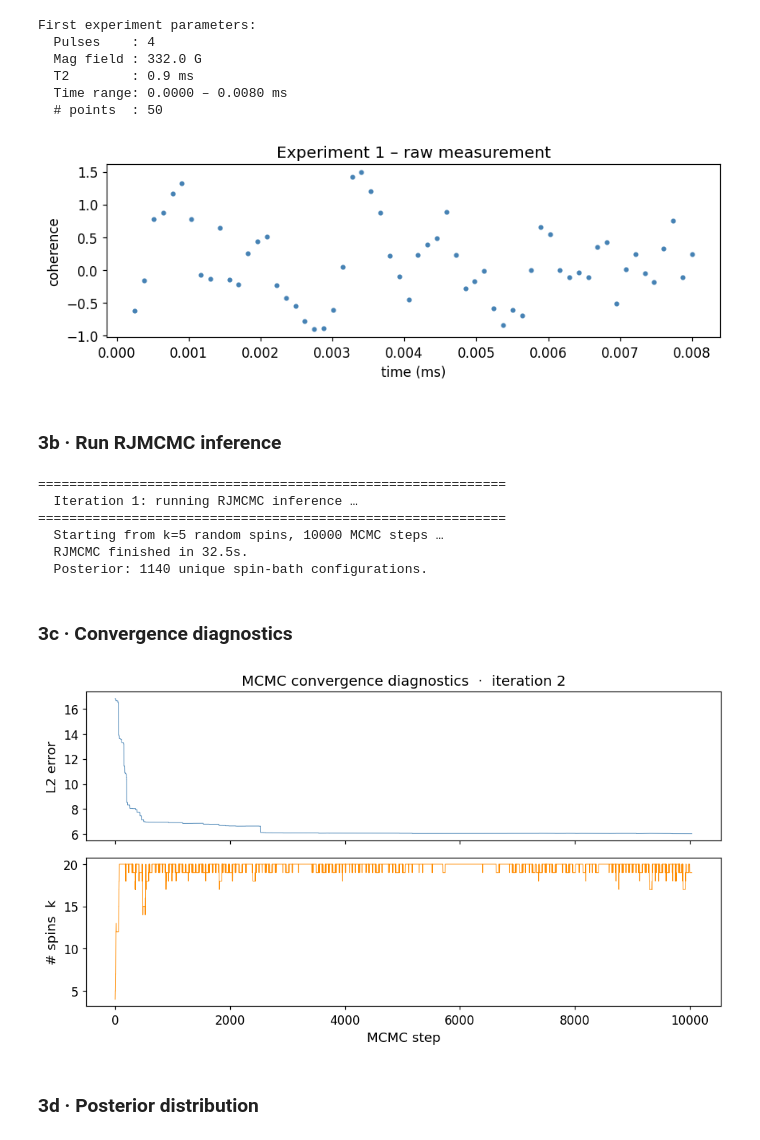
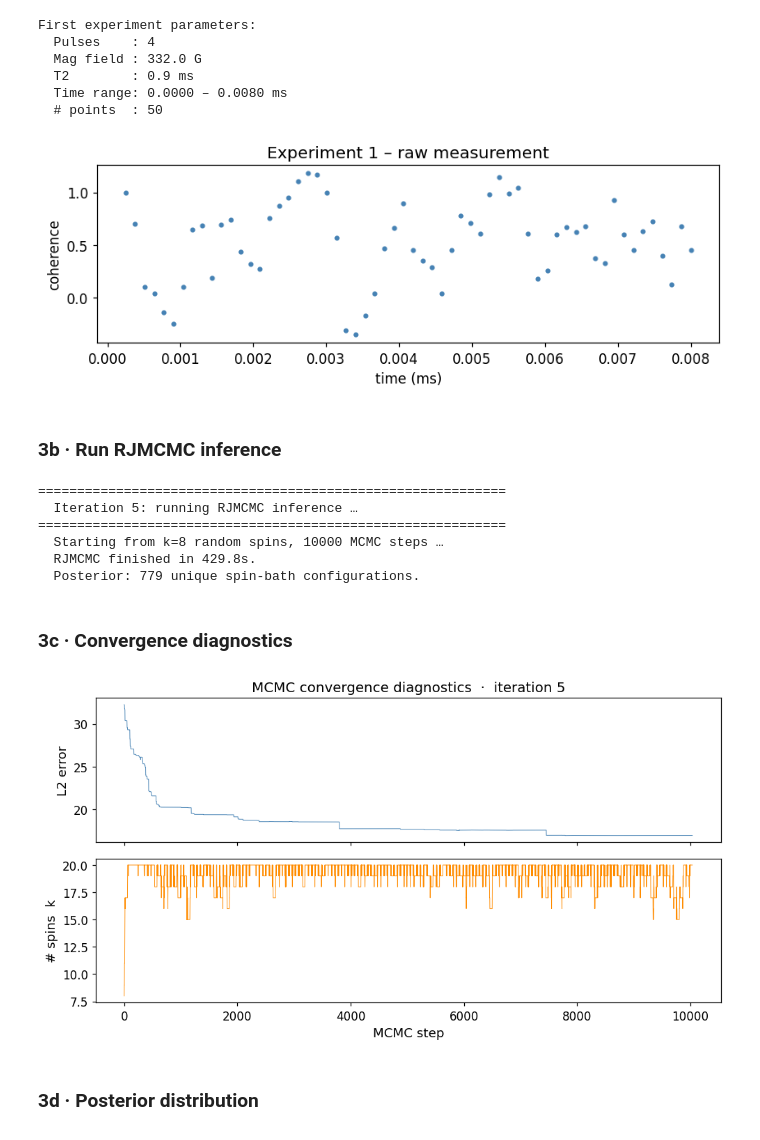
Before and after one commit to pabigail/nuclear-spin-recovery, a Jupyter notebook: spin_bath_inference_workflow.ipynb, the cells around one changed output. Saved outputs shown, nothing was run; the diff lists cells and outputs as text; code cells hidden in the pictures.

```diff
--- a/spin_bath_inference_workflow.ipynb
+++ b/spin_bath_inference_workflow.ipynb
@@ -167,35 +167,35 @@ First experiment parameters:
 #  OPTION A  – Simulation (testing / validation)
 # ─────────────────────────────────────────────────────────────────────────────
 # coherence_data_1 = simulate_coherence_data(|
 #     spin_list  = config["ground_truth_spins"],
 #     exp_params = exp1,
 #     hf_df      = state["hf_df"],
 #     seed       = config["random_seed"],
 # )
 
 # ─────────────────────────────────────────────────────────────────────────────
 #  OPTION B  – Real experimental data
 #  Uncomment and replace with your measured time and signal arrays:
 # ─────────────────────────────────────────────────────────────────────────────
 with open('exp_data/XY4_exp1_time.pkl', 'rb') as file:
     times_meas  = pkl.load(file)    # 1-D array (ms)
 
 with open('exp_data/XY4_exp1_coherence.pkl', 'rb') as file:
-    signal_meas = pkl.load(file)   # 1-D array (coherence, ~[-1,1])
+    signal_meas = 0.5*(pkl.load(file))+0.5   # 1-D array (coherence, ~[-1,1])
 times_meas, signal_meas = load_coherence_data_from_arrays(times_meas, signal_meas)
 coherence_data_1 = [signal_meas]
 exp1['timepoints'] = np.array([times_meas])
 
 # Plot the raw data
 plt.figure(figsize=(8, 3))
 plt.plot(times_meas, signal_meas, ".", ms=6, color="steelblue")
 plt.xlabel("time (ms)")
 plt.ylabel("coherence")
 plt.title("Experiment 1 – raw measurement")
 plt.tight_layout()
 plt.show()
 # %% [output]
-[figure, old version]
+[figure, new version]
 # %% [markdown]
 ### 3b · Run RJMCMC inference
 # %%
@@ -207,17 +207,17 @@ state = run_inference(
 )
 # %% [output]
 ============================================================
-  Iteration 1: running RJMCMC inference …
+  Iteration 5: running RJMCMC inference …
 ============================================================
-  Starting from k=5 random spins, 10000 MCMC steps …
-  RJMCMC finished in 32.5s.
-  Posterior: 1140 unique spin-bath configurations.
+  Starting from k=8 random spins, 10000 MCMC steps …
+  RJMCMC finished in 429.8s.
+  Posterior: 779 unique spin-bath configurations.
 # %% [markdown]
 ### 3c · Convergence diagnostics
 # %%
 plot_convergence(state)
 # %% [output]
-[figure, old version]
+[figure, new version]
 # %% [markdown]
 ### 3d · Posterior distribution
 # %%
```
Also changed, not shown: parts of 3 cells of this notebook, 2 other files.
